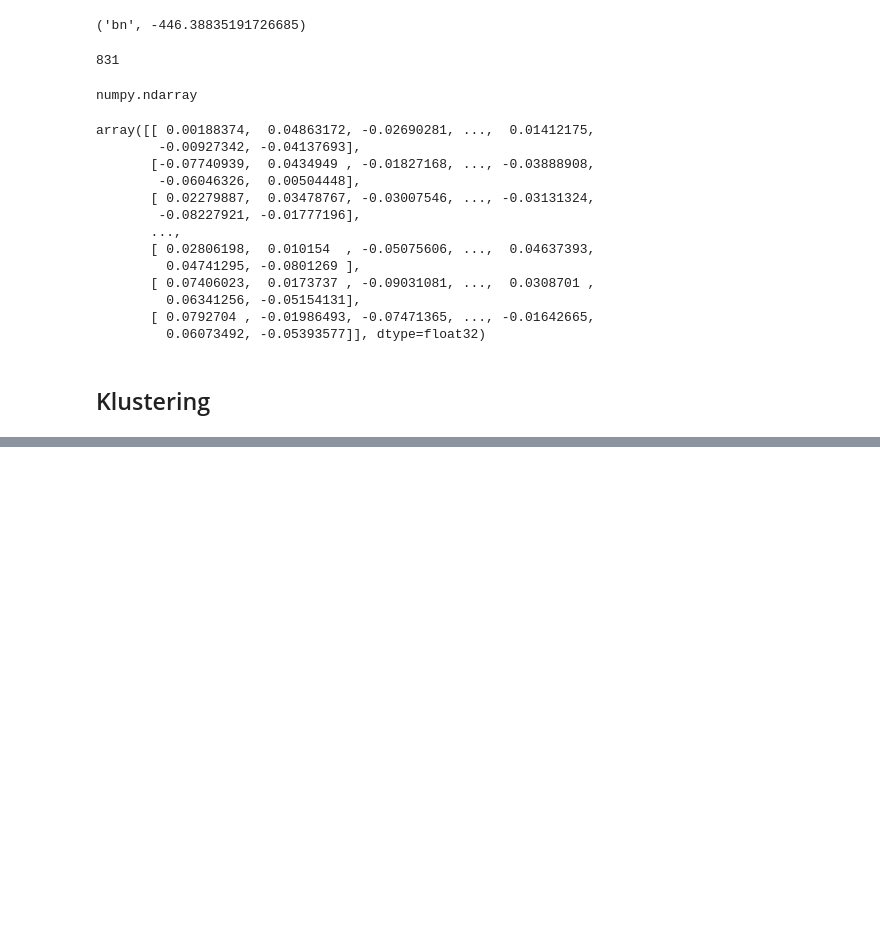
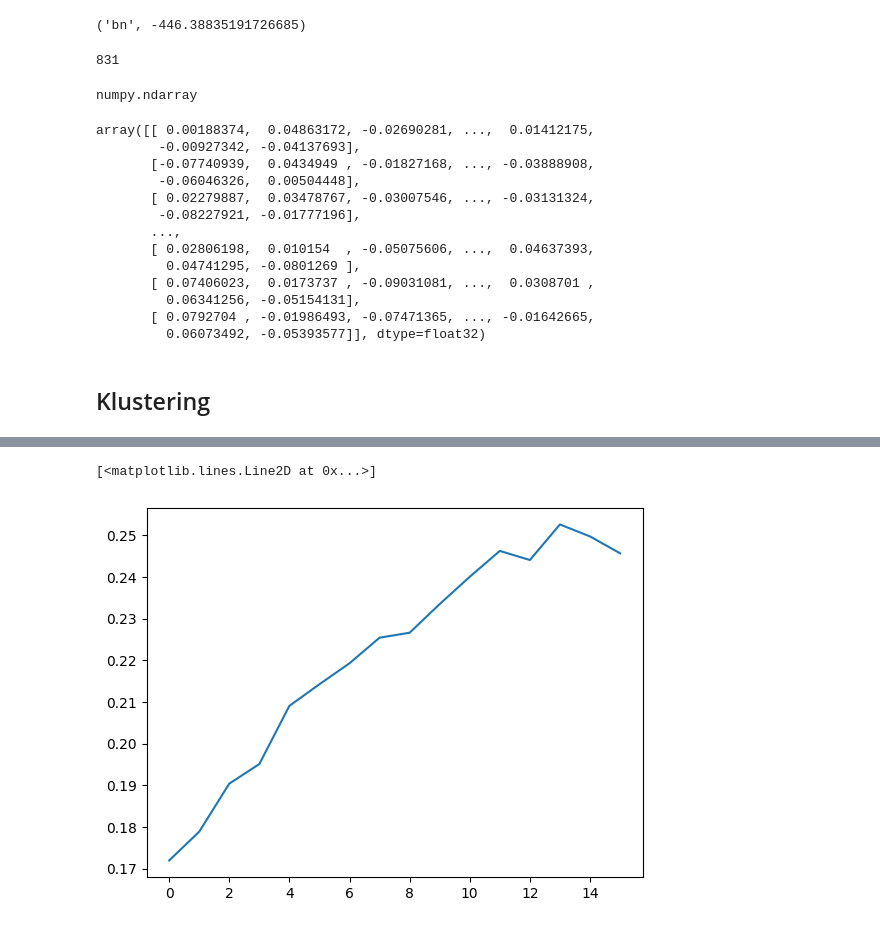
Before and after one commit to abdur-rafi/transaction-clustering, a Jupyter notebook: narration_clustering.ipynb, the cells around one changed output, grey strips where cells are left out. Drawn from its saved outputs; the diff is of its cells as text; code cells hidden in the pictures; blank space fills up the shorter version.

```diff
--- a/narration_clustering.ipynb
+++ b/narration_clustering.ipynb
@@ -613,0 +607,7 @@ plt.plot(errs)
+# %%
+import matplotlib.pyplot as plt
+
+plt.plot(scores)
+# %% [output]
+[<matplotlib.lines.Line2D at 0x...>]
+[figure, added]
```
Also changed, not shown: parts of 23 cells of this notebook.
